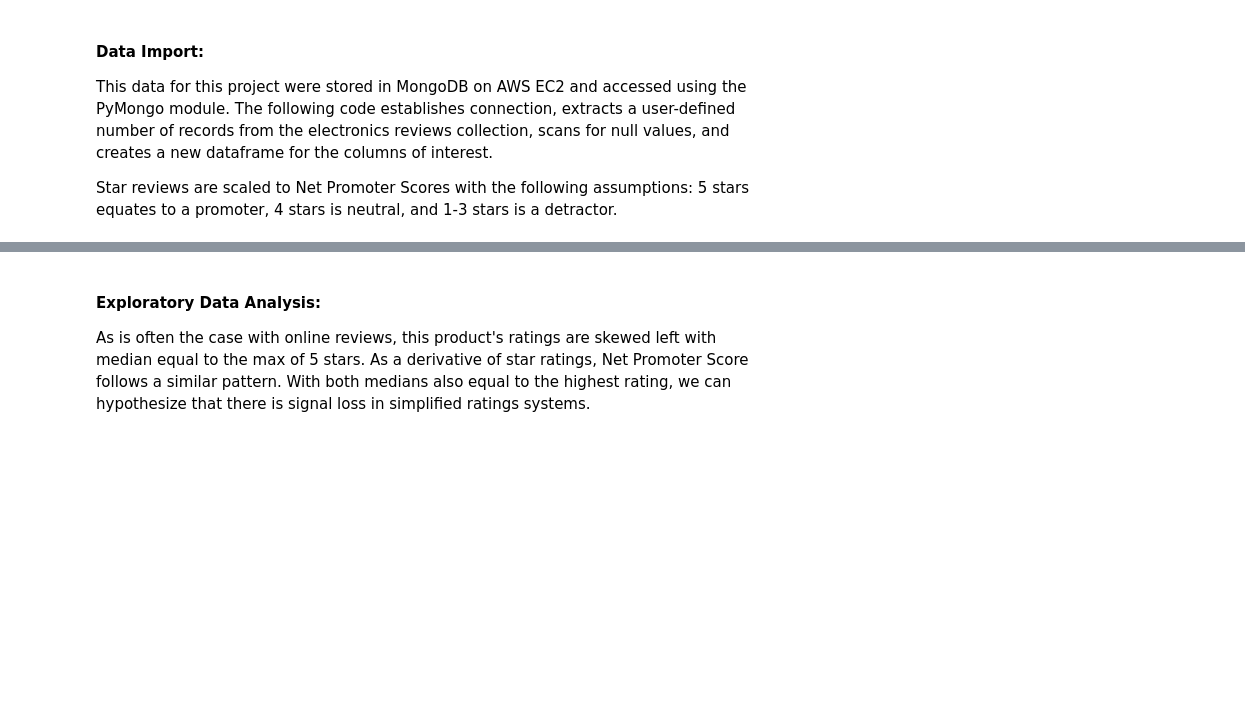
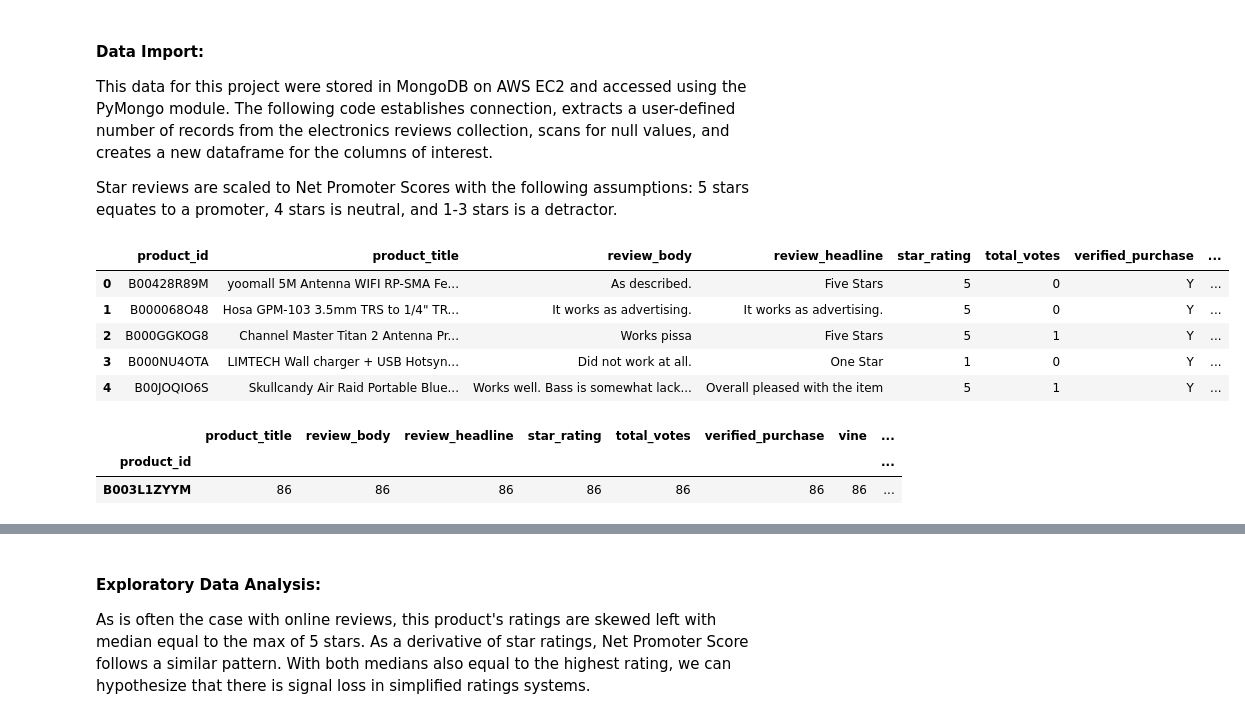
Before and after one commit to rwmyers46/Net-Promoter-Score-2.0, a Jupyter notebook: product-investigation-nps.ipynb, the cells around one changed output, grey strips where cells are left out. Cells and saved outputs as stored; diff of their text form; code cells hidden in the pictures; blank space fills up the shorter version.

Commit message:
product investigation upload

```diff
--- a/product-investigation-nps.ipynb
+++ b/product-investigation-nps.ipynb
@@ -83,11 +81,24 @@ df.to_pickle('df_records.pkl')
 
 df.head()
+# %%
+df = pickle.load(open('./data/df_records.pkl', 'rb'))
+df.head()
+# %% [output]
+|  | product_id | product_title | review_body | review_headline | star_rating | total_votes | verified_purchase | ... |
+| 0 | B00428R89M | yoomall 5M Antenna WIFI RP-SMA Fe... | As described. | Five Stars | 5 | 0 | Y | ... |
+| 1 | B000068O48 | Hosa GPM-103 3.5mm TRS to 1/4" TR... | It works as advertising. | It works as advertising. | 5 | 0 | Y | ... |
+| 2 | B000GGKOG8 | Channel Master Titan 2 Antenna Pr... | Works pissa | Five Stars | 5 | 1 | Y | ... |
+| 3 | B000NU4OTA | LIMTECH Wall charger + USB Hotsyn... | Did not work at all. | One Star | 1 | 0 | Y | ... |
+| 4 | B00JOQIO6S | Skullcandy Air Raid Portable Blue... | Works well. Bass is somewhat lack... | Overall pleased with the item | 5 | 1 | Y | ... |
 # %%
 # create dataframe of products with > 75 reviews:
-
 df_counts = df.groupby(['product_id']).count().sort_values('product_title', ascending = False)
 sort_mask = (df_counts['product_title'] > 75)
 
 df_counts[sort_mask].head()
+# %% [output]
+|  | product_title | review_body | review_headline | star_rating | total_votes | verified_purchase | vine | ... |
+| product_id |  |  |  |  |  |  |  | ... |
+| B003L1ZYYM | 86 | 86 | 86 | 86 | 86 | 86 | 86 | ... |
 # %%
 # for this example, the 3rd product was "randomly" selected:
```
Also changed, not shown: parts of 29 cells of this notebook, 4 other files.
